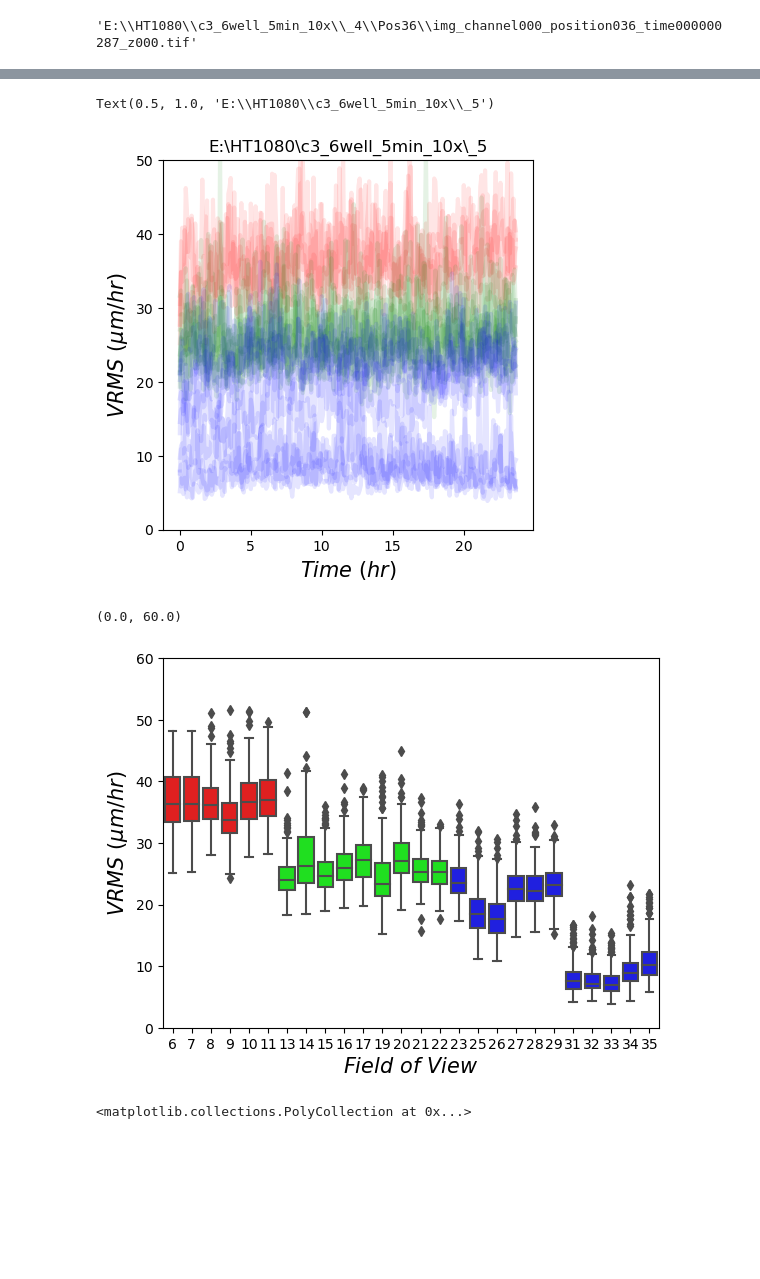
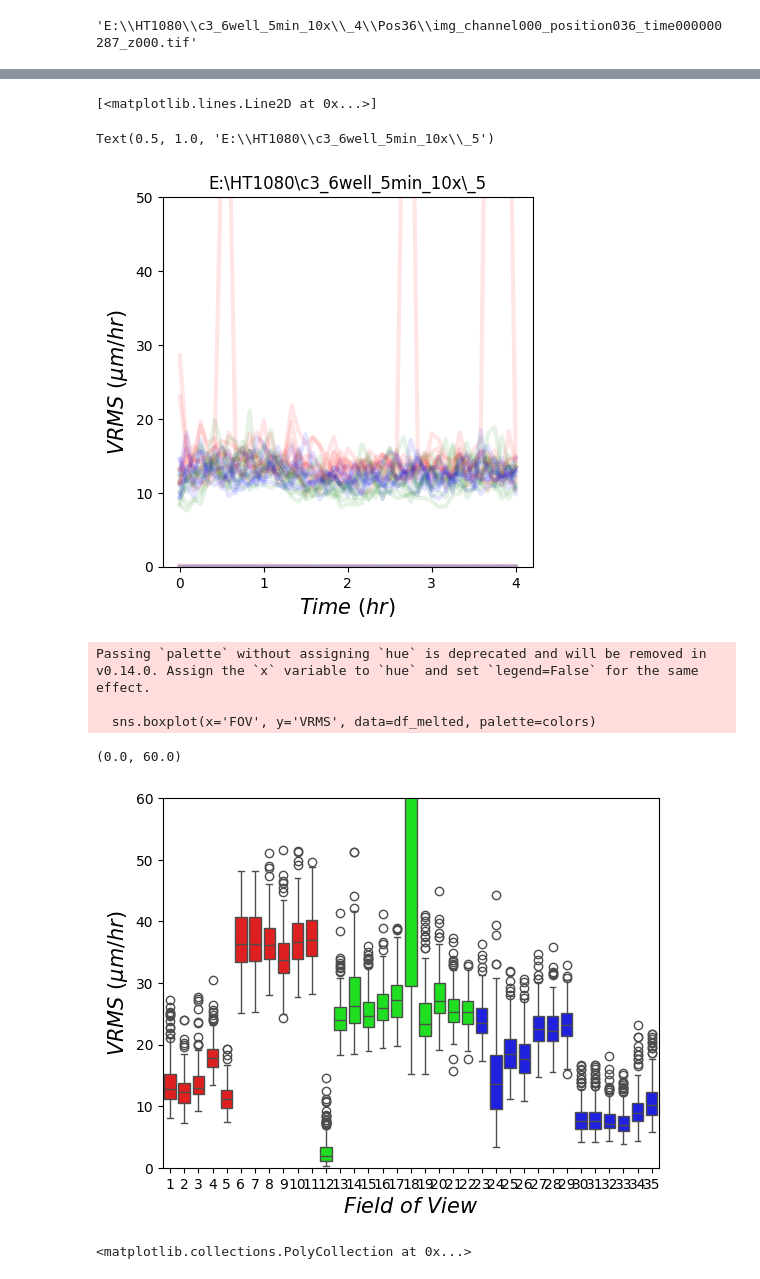
Before and after one commit to viciya/nematics, a Jupyter notebook: nematics/journals/flow_on_defects.ipynb, the cells around one changed output, grey strips where cells are left out. Cells and saved outputs as stored; diff of their text form; code cells hidden in the pictures; blank space fills up the shorter version.

Commit message:
"test_file" Hacat island rotation

```diff
--- a/nematics/journals/flow_on_defects.ipynb
+++ b/nematics/journals/flow_on_defects.ipynb
@@ -60,0 +217,12 @@ df_minus.groupby('frame').size().plot(linewidth=3, alpha=.5, color="b")
+# %%
+# test time evolution of velocity
+%matplotlib inline
+vrms = np.array([np.mean((uu**2 + vv**2)**.5) for (uu,vv) in zip(u,v)])
+std = np.array([np.std((uu**2 + vv**2)**.5) for (uu,vv) in zip(u,v)])
+
+plt.plot(np.arange(len(vrms))/4, vrms*0.9*4, "g", linewidth=3, alpha=.6)
+plt.fill_between(np.arange(len(vrms))/4, (vrms-std)*0.9*4, (vrms+std)*0.9*4, color="g", alpha=.2)
+plt.xlabel("$Time ~(hr)$", fontsize=15)
+plt.ylabel("$V_{rms} ~(\mu m/hr)$", fontsize=15)
+plt.gca().set_box_aspect(1)
+# plt.ylim(0, 12)
@@ -61,7 +280,7 @@ df_minus.groupby('frame').size().plot(linewidth=3, alpha=.5, color="b")
 # %%
-first_frame = 50
-last_frame = 150
-box = 210
+first_frame = 120
+last_frame = len(image_list)
+box = 250
 
 # NOTICE MINUS analyze_defects(img1, sigma=ori_sigma)[2] is calculated now!
 
@@ -75,4 +294,5 @@ u_v_count = Parallel(n_jobs=5)(delayed(defect_flow_frame_average_with_edge)(
     defect_type="all",
     box=(int(box),int(box)),
     sigma=flow_sigma,
+    # vorticity="right",
     ) for img1,img2 in zip(image_list[first_frame:last_frame-1], image_list[first_frame+1:last_frame]))
@@ -231,11 +432,12 @@ def get_vrms(u,v):
     v = v-v.mean()
     return ((u**2 + v**2)**.5).mean()
 
-PLOT = False
-folder = r"E:\HT1080\c3_6well_5min_10x\_2"
+PLOT = True
+# folder = r"E:\HT1080\c3_6well_5min_10x\_2"
+folder = r"D:\C2C12 With C3 in 6 well x5 15min\_4"
 frame_num = -2
 # fov_lst = [6,7,8,10, 13,14,20,21, 25,26,33,34]
-fov_lst = np.arange(1,36)
+fov_lst = np.arange(0,34)
 df = pd.DataFrame()
 
 colors = ["r","r","r","r",  "g","g","g","g", "b","b","b","b"]
@@ -244,12 +446,19 @@ for i,fov in enumerate(fov_lst):
     image_list = natsorted(image_list, key=lambda y: y.lower())
 
 
-    uv_vel_list = Parallel(n_jobs=5)(delayed(u_vel)(cv2.imread(img1)[...,0],cv2.imread(img2)[...,0]) for (img1,img2) in zip(image_list[:frame_num-1],image_list[1:frame_num]))
+    uv_vel_list = Parallel(n_jobs=5)(
+        delayed(u_vel)(
+            cv2.imread(img1)[...,0],cv2.imread(img2)[...,0]) for (img1,img2) in zip(image_list[:frame_num-1],image_list[1:frame_num]
+                        ))
     vrms = [get_vrms(uv[0],uv[1]) for uv in uv_vel_list]
     std = [(uv[0]-uv[0].mean()).std() for uv in uv_vel_list]
     time = np.arange(len(vrms))
 
-    if PLOT: plt.plot(time, vrms, colors[i], alpha=.3, label="FOV: #%1d|%.3f" % (fov, np.median(vrms)))
+    if PLOT:
+        if int(fov)<=11: color = "r"
+        elif int(fov)>11 and int(fov)<=22: color = "g"
+        else: color = "b"
+        plt.plot(time, vrms, color=color, alpha=.3, label="FOV: #%1d|%.3f" % (fov, np.median(vrms)))
 
     progressBar(i, len(fov_lst))
 
@@ -257,8 +466,8 @@ for i,fov in enumerate(fov_lst):
     df[str(fov)+"_std"] = std
     # break
 
-if PLOT: plt.legend()
+# if PLOT: plt.legend()
 
-df.to_csv(folder+"/_vrms3.csv")
+# df.to_csv(folder+"/_vrms3.csv")
 # %% [output]
 [=================================================================================================---] 97.1% ...
@@ -265,41 +475,45 @@ df.to_csv(folder+"/_vrms3.csv")
+# %%
+plt.plot(time, vrms, alpha=.3, label="FOV: #%1d|%.3f" % (fov, np.median(vrms)))
+# %% [output]
+[<matplotlib.lines.Line2D at 0x...>]
 # %%
 df.to_csv(folder+"/_vrms3.csv")
 # %%
 %matplotlib inline
 folder = r"E:\HT1080\c3_6well_5min_10x\_5"
-df1 = pd.read_csv(folder+"/_vrms3.csv")
+df1 = df#pd.read_csv(folder+"/_vrms3.csv")
 exclude_list = [1,2,3,4,5,6,12,18,24,30]
 fov_lst = [col for col in df1.keys() if 'std' not in col and col.isdigit() and int(col) not in exclude_list]
-
+fov_lst = np.arange(0,34)
 
 plt.figure()
 time = np.arange(len(df1))/12
 for i,fov in enumerate(fov_lst[:]):
     if int(fov)<=11: color = "r"
     elif int(fov)>11 and int(fov)<=22: color = "g"
     else: color = "b"
 
     plt.plot(time, df1[str(fov)] * .9*12, label=str(fov), color=color, alpha=.1, linewidth=3)
     # plt.plot(time, df1[str(fov)] * .9*12, label=str(fov), alpha=.3, linewidth=3)
 
 # plt.legend()
 plt.title("VRMS")
 plt.xlabel("$Time ~(hr)$", fontsize=15)
 plt.ylabel("$VRMS ~(\mu m/hr)$", fontsize=15)
 plt.ylim(0, 50)
 plt.gca().set_box_aspect(1)
 plt.title(folder)
 # %% [output]
 Text(0.5, 1.0, 'E:\\HT1080\\c3_6well_5min_10x\\_5')
-[figure, old version]
+[figure, new version]
 # %%
 df = pd.read_csv(r"E:\HT1080\c3_6well_5min_10x\_2\_vrms1.csv")
 # %%
 %matplotlib inline
 import seaborn as sns
-folder = r"E:\HT1080\c3_6well_5min_10x\_5"
+folder = r"D:\HT1080\c3_6well_5min_10x\_5"
 df1 = pd.read_csv(folder+"/_vrms3.csv")
-exclude_list = [1,2,3,4,5,12,18,24,30]
+exclude_list = []#[1,2,3,4,5,12,18,24,30]
 fov_lst = [col for col in df1.keys() if 'std' not in col and col.isdigit() and int(col) not in exclude_list]
 
 df_selected = df1[[str(fov) for fov in fov_lst]]
@@ -315,8 +529,11 @@ plt.xlabel("$Field ~of ~View$", fontsize=15)
 plt.ylabel("$VRMS ~(\mu m/hr)$", fontsize=15)
 plt.ylim(0, 60)
 # %% [output]
-(0.0, 60.0)
+Passing `palette` without assigning `hue` is deprecated and will be removed in v0.14.0. Assign the `x` variable to `hue` and set `legend=False` for the same effect.
+
+  sns.boxplot(x='FOV', y='VRMS', data=df_melted, palette=colors)
+(0.0, 60.0)
-[figure, old version]
+[figure, new version]
 # %%
 def u_vel(im1,im2):
     return cv2.calcOpticalFlowFarneback(im1,im2,
```
Also changed, not shown: parts of 20 cells of this notebook, 7 other files.
